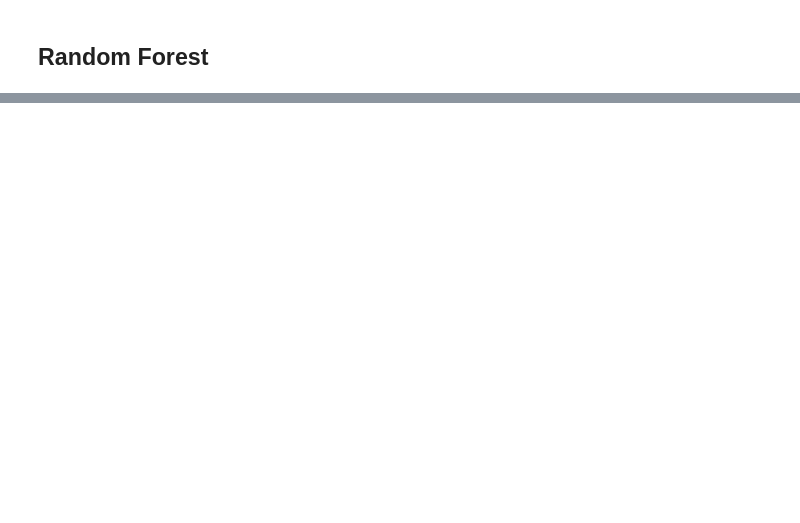
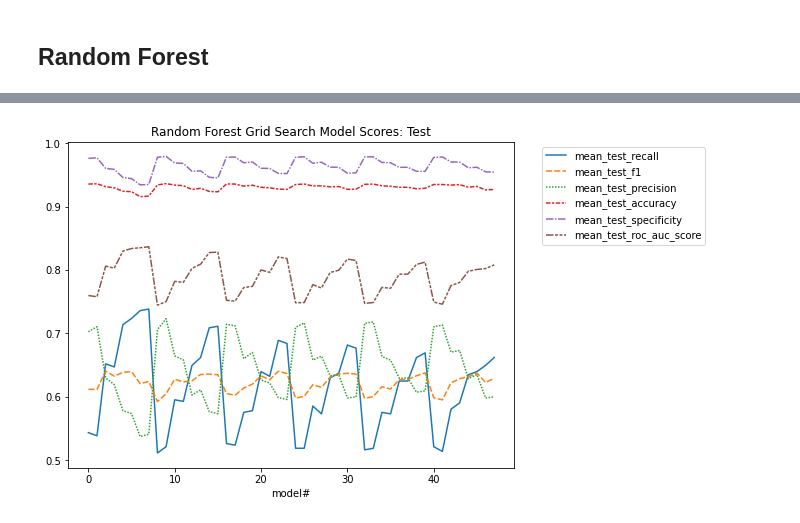
Before and after one commit to microwolf/capstone_healthcare_fraud, a Jupyter notebook: contributors/lu/scripts/Models.ipynb, the cells around one changed output, grey strips where cells are left out. Saved outputs shown, nothing was run; the diff lists cells and outputs as text; code cells hidden in the pictures; blank space fills up the shorter version.

```diff
--- a/contributors/lu/scripts/Models.ipynb
+++ b/contributors/lu/scripts/Models.ipynb
@@ -284,4 +292,14 @@ Recall: 0.900
 # %% [markdown]
 ## Random Forest
 # %%
-rf = RandomForestClassifier(random_state=4, oob_score=True)
+rf = RandomForestClassifier(random_state=4, oob_score=True, class_weight='balanced')
+# %%
+print('num of observations', xtrain.shape[0])
+print('num of features', xtrain.shape[1])
+# print('min_samples_leaf', list(np.arange(2,11,2))) # more computationally expensive than min_split, but control
+# print('max_depth', list(np.arange(1,36,11)))
+
+max_features_1 = np.arange(2,int(xtrain.shape[1]/2),4)
+print('max_features', max_features_1)
+min_split_1 = np.arange(5,21,5)
+print('min_samples_split', min_split_1) # use one, min_leaf & min_split are smiliar
@@ -423,0 +383,17 @@ ValueError: max_depth must be greater than zero.
+# %%
+rf_grid_scores = pd.DataFrame({'params': rf_grid.cv_results_['params'],
+              'mean_test_recall': rf_grid.cv_results_['mean_test_recall'],
+              'mean_train_recall': rf_grid.cv_results_['mean_train_recall'],
+              'mean_test_f1': rf_grid.cv_results_['mean_test_f1'],
+              'mean_train_f1': rf_grid.cv_results_['mean_train_f1'],
+              'mean_test_precision': rf_grid.cv_results_['mean_test_precision'],
+              'mean_train_precision': rf_grid.cv_results_['mean_train_precision'],
+              'mean_test_accuracy': rf_grid.cv_results_['mean_test_accuracy'],
+              'mean_train_accuracy': rf_grid.cv_results_['mean_train_accuracy'],
+              'mean_test_specificity': rf_grid.cv_results_['mean_test_specificity'],
+              'mean_train_specificity': rf_grid.cv_results_['mean_train_specificity'],
+              'mean_test_roc_auc_score': rf_grid.cv_results_['mean_test_roc_auc_score'],
+              'mean_train_roc_auc_score': rf_grid.cv_results_['mean_train_roc_auc_score']
+             })
+rf_grid_scores.to_csv('../output/rf_grid_scores.csv')
+rf_grid_scores.iloc[:,1:]
@@ -423,0 +459,5 @@ ValueError: max_depth must be greater than zero.
+# %%
+rf_grid_scores_test = rf_grid_scores[rf_grid_scores.columns[rf_grid_scores.columns.str.contains('test')]]
+display(rf_grid_scores_test.head(2))
+rf_grid_scores_train = rf_grid_scores[rf_grid_scores.columns[rf_grid_scores.columns.str.contains('train')]]
+display(rf_grid_scores_train.head(2))
@@ -423,0 +471,12 @@ ValueError: max_depth must be greater than zero.
+# %%
+plt.figure(figsize=(8,6))
+sns.lineplot(data =rf_grid_scores_test)
+plt.legend(bbox_to_anchor=(1.05,1), loc=2)
+# plt.xlim(0,20)
+# plt.xticks(np.arange(0,21,1))
+plt.xlabel('model#')
+plt.title('Random Forest Grid Search Model Scores: Test')
+plt.savefig('../output/rf_gridsearch_scores_test4.png')
+# plt.savefig('../output/rf_gridsearch_scores_test_full.png')
+# %% [output]
+[figure, added]
```
Also changed, not shown: parts of 45 cells of this notebook, 2 other files.
